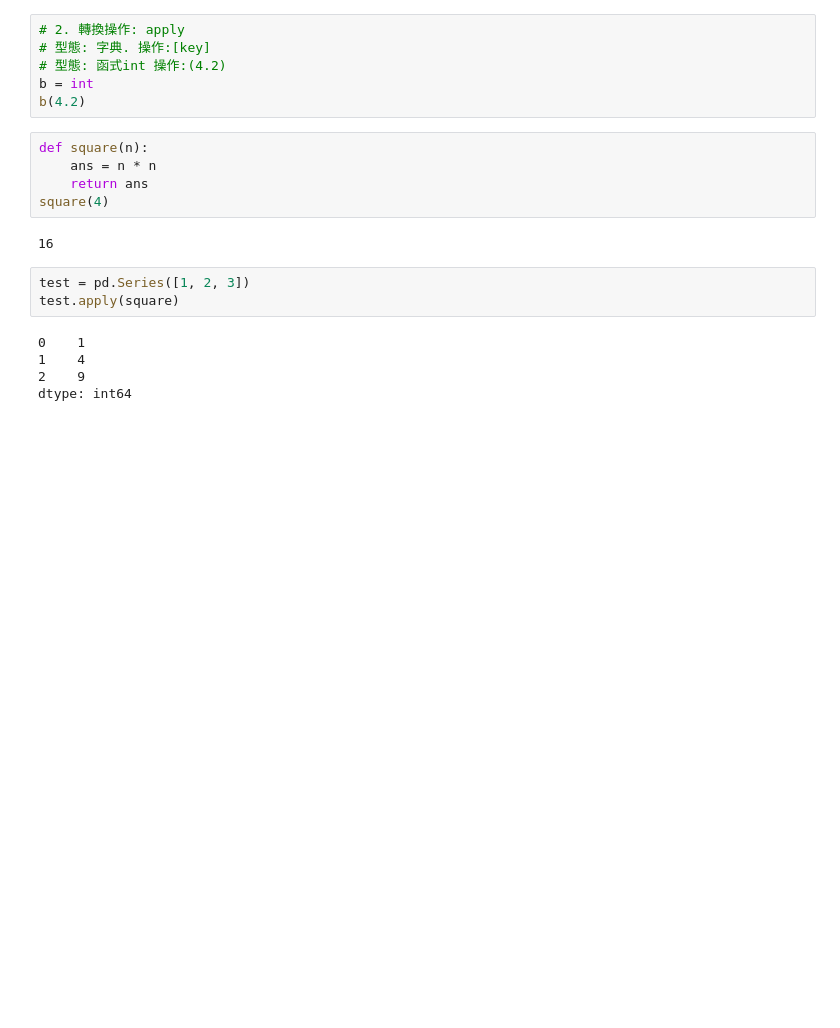
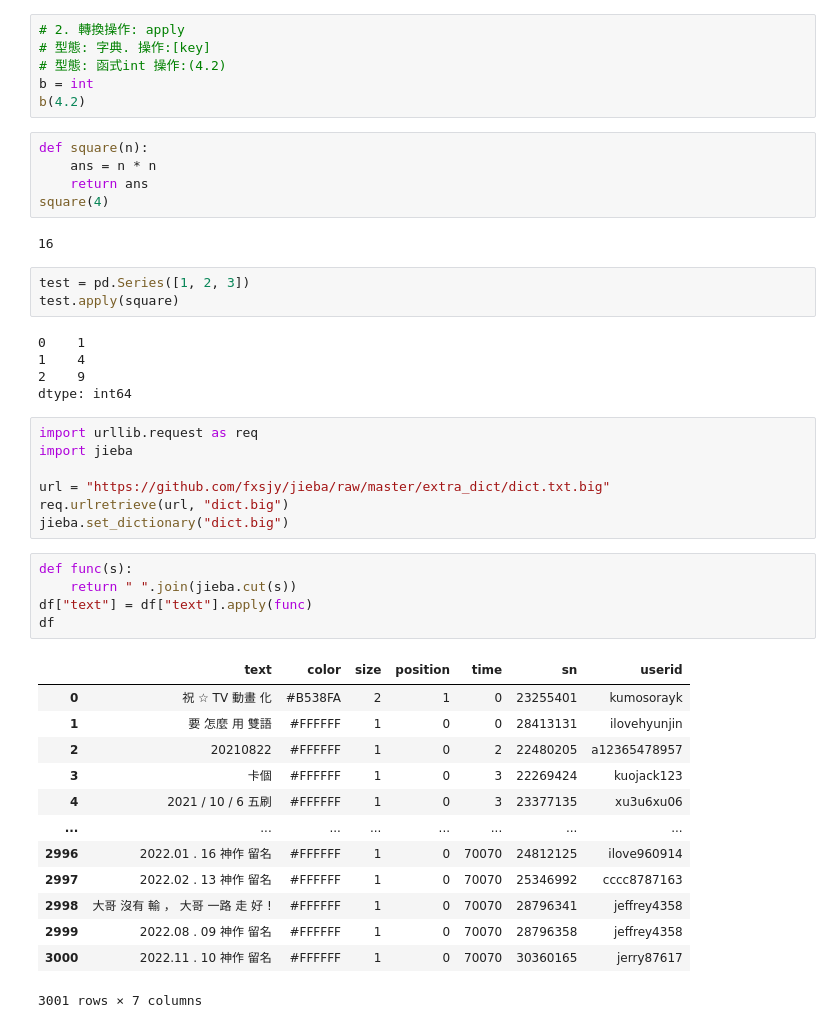
Before and after one commit to Elwing-Chou/nanshan1115, a Jupyter notebook: 2_danmu.ipynb, the cells around one changed output. Cells and saved outputs as stored; diff of their text form; blank space fills up the shorter version.

```diff
--- a/2_danmu.ipynb
+++ b/2_danmu.ipynb
@@ -92,3 +92,29 @@ test.apply(square)
 1    4
 2    9
 dtype: int64
+# %%
+import urllib.request as req
+import jieba
+
+url = "https://github.com/fxsjy/jieba/raw/master/extra_dict/dict.txt.big"
+req.urlretrieve(url, "dict.big")
+jieba.set_dictionary("dict.big")
+# %%
+def func(s):
+    return " ".join(jieba.cut(s))
+df["text"] = df["text"].apply(func)
+df
+# %% [output]
+|  | text | color | size | position | time | sn | userid |
+| 0 | 祝 ☆ TV 動畫 化 | #B538FA | 2 | 1 | 0 | 23255401 | kumosorayk |
+| 1 | 要 怎麼 用 雙語 | #FFFFFF | 1 | 0 | 0 | 28413131 | ilovehyunjin |
+| 2 | 20210822 | #FFFFFF | 1 | 0 | 2 | 22480205 | a12365478957 |
+| 3 | 卡個 | #FFFFFF | 1 | 0 | 3 | 22269424 | kuojack123 |
+| 4 | 2021 / 10 / 6 五刷 | #FFFFFF | 1 | 0 | 3 | 23377135 | xu3u6xu06 |
+| ... | ... | ... | ... | ... | ... | ... | ... |
+| 2996 | 2022.01 . 16 神作 留名 | #FFFFFF | 1 | 0 | 70070 | 24812125 | ilove960914 |
+| 2997 | 2022.02 . 13 神作 留名 | #FFFFFF | 1 | 0 | 70070 | 25346992 | cccc8787163 |
+| 2998 | 大哥 沒有 輸 ， 大哥 一路 走 好 ! | #FFFFFF | 1 | 0 | 70070 | 28796341 | jeffrey4358 |
+| 2999 | 2022.08 . 09 神作 留名 | #FFFFFF | 1 | 0 | 70070 | 28796358 | jeffrey4358 |
+| 3000 | 2022.11 . 10 神作 留名 | #FFFFFF | 1 | 0 | 70070 | 30360165 | jerry87617 |
+3001 rows × 7 columns
```
